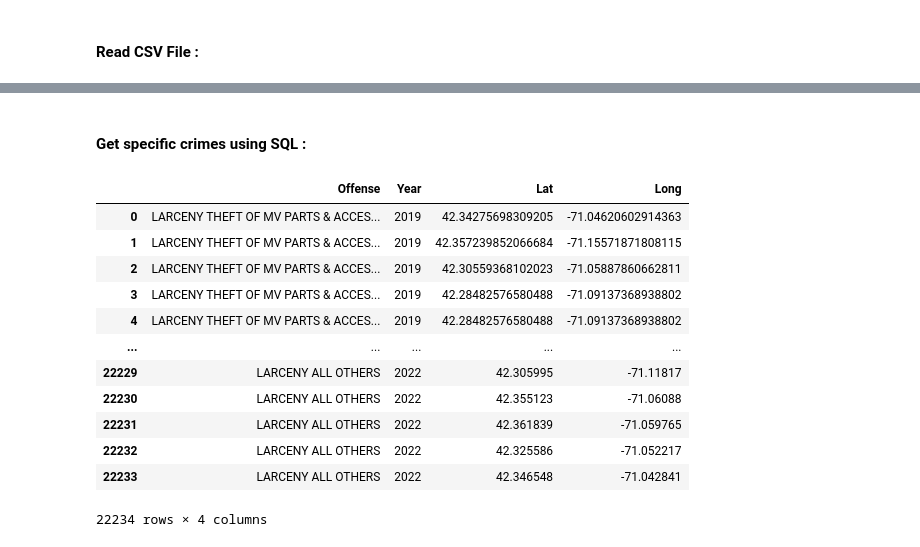
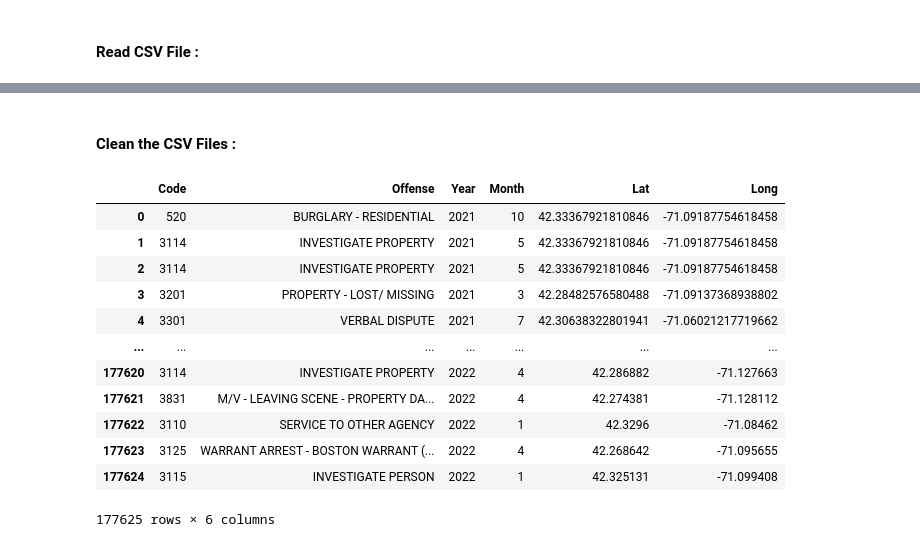
Before and after one commit to Abjt03/Crime-Detection-Data-Science, a Jupyter notebook: Crime Project/My DS Project.ipynb, the cells around one changed output, grey strips where cells are left out. Cells and saved outputs as stored; diff of their text form; code cells hidden in the pictures.

```diff
--- a/Crime Project/My DS Project.ipynb
+++ b/Crime Project/My DS Project.ipynb
@@ -61,0 +42,5 @@ array(['AFFRAY', 'AIRCRAFT INCIDENTS', 'ANIMAL ABUSE',
+# %%
+df_22.rename(columns = {'Offense_description':'Offense', 'Offense_code':'Code'}, inplace = True)
+df_21.rename(columns = {'Offense_description':'Offense', 'Offense_code':'Code'}, inplace = True)
+df_20.rename(columns = {'Offense_description':'Offense', 'Offense_code':'Code'}, inplace = True)
+df_19.rename(columns = {'Offense_description':'Offense', 'Offense_code':'Code'}, inplace = True)
@@ -62,33 +87,37 @@ array(['AFFRAY', 'AIRCRAFT INCIDENTS', 'ANIMAL ABUSE',
 # %% [markdown]
-#### Get specific crimes using SQL :
+#### Clean the CSV Files :
-# %%
-query = '''
-SELECT Offense, Year, Lat, Long FROM df_19
-WHERE Offense LIKE 'LARCENY%' AND Lat <> 0
-UNION ALL
-SELECT Offense, Year, Lat, Long FROM df_20
-WHERE Offense LIKE 'LARCENY%' AND Lat <> 0
-UNION ALL
-SELECT Offense, Year, Lat, Long FROM df_21
-WHERE Offense LIKE 'LARCENY%' AND Lat <> 0
-UNION ALL
-SELECT Offense, Year, Lat, Long FROM df_22
-WHERE Offense LIKE 'LARCENY%' AND Lat <> 0
-ORDER BY Offense DESC;
-'''
-larceny = mysql(query)
-larceny
-# %% [output]
-|  | Offense | Year | Lat | Long |
-| 0 | LARCENY THEFT OF MV PARTS & ACCES... | 2019 | 42.34275698309205 | -71.04620602914363 |
-| 1 | LARCENY THEFT OF MV PARTS & ACCES... | 2019 | 42.357239852066684 | -71.15571871808115 |
-| 2 | LARCENY THEFT OF MV PARTS & ACCES... | 2019 | 42.30559368102023 | -71.05887860662811 |
-| 3 | LARCENY THEFT OF MV PARTS & ACCES... | 2019 | 42.28482576580488 | -71.09137368938802 |
-| 4 | LARCENY THEFT OF MV PARTS & ACCES... | 2019 | 42.28482576580488 | -71.09137368938802 |
-| ... | ... | ... | ... | ... |
-| 22229 | LARCENY ALL OTHERS | 2022 | 42.305995 | -71.11817 |
-| 22230 | LARCENY ALL OTHERS | 2022 | 42.355123 | -71.06088 |
-| 22231 | LARCENY ALL OTHERS | 2022 | 42.361839 | -71.059765 |
-| 22232 | LARCENY ALL OTHERS | 2022 | 42.325586 | -71.052217 |
-| 22233 | LARCENY ALL OTHERS | 2022 | 42.346548 | -71.042841 |
-22234 rows × 4 columns
+# %%
+query = '''
+SELECT Code, Offense, Year, Month, Lat, Long
+FROM df_19
+WHERE Lat <> 0 AND Code NOT IN (612
+UNION ALL
+SELECT Code, Offense, Year, Month, Lat, Long
+FROM df_20
+WHERE Lat <> 0 AND Code <> 612
+UNION ALL
+SELECT Code, Offense, Year, Month, Lat, Long
+FROM df_21
+WHERE Lat <> 0 AND Code <> 612
+UNION ALL
+SELECT Code, Offense, Year, Month, Lat, Long
+FROM df_22
+WHERE Lat <> 0 AND Code <> 612
+ORDER BY Year DESC
+'''
+Clean_Boston_Crime_Data = mysql(query)
+Clean_Boston_Crime_Data
+# %% [output]
+|  | Code | Offense | Year | Month | Lat | Long |
+| 0 | 520 | BURGLARY - RESIDENTIAL | 2021 | 10 | 42.33367921810846 | -71.09187754618458 |
+| 1 | 3114 | INVESTIGATE PROPERTY | 2021 | 5 | 42.33367921810846 | -71.09187754618458 |
+| 2 | 3114 | INVESTIGATE PROPERTY | 2021 | 5 | 42.33367921810846 | -71.09187754618458 |
+| 3 | 3201 | PROPERTY - LOST/ MISSING | 2021 | 3 | 42.28482576580488 | -71.09137368938802 |
+| 4 | 3301 | VERBAL DISPUTE | 2021 | 7 | 42.30638322801941 | -71.06021217719662 |
+| ... | ... | ... | ... | ... | ... | ... |
+| 177620 | 3114 | INVESTIGATE PROPERTY | 2022 | 4 | 42.286882 | -71.127663 |
+| 177621 | 3831 | M/V - LEAVING SCENE - PROPERTY DA... | 2022 | 4 | 42.274381 | -71.128112 |
+| 177622 | 3110 | SERVICE TO OTHER AGENCY | 2022 | 1 | 42.3296 | -71.08462 |
+| 177623 | 3125 | WARRANT ARREST - BOSTON WARRANT (... | 2022 | 4 | 42.268642 | -71.095655 |
+| 177624 | 3115 | INVESTIGATE PERSON | 2022 | 1 | 42.325131 | -71.099408 |
+177625 rows × 6 columns
```
Also changed, not shown: parts of 17 cells of this notebook.
